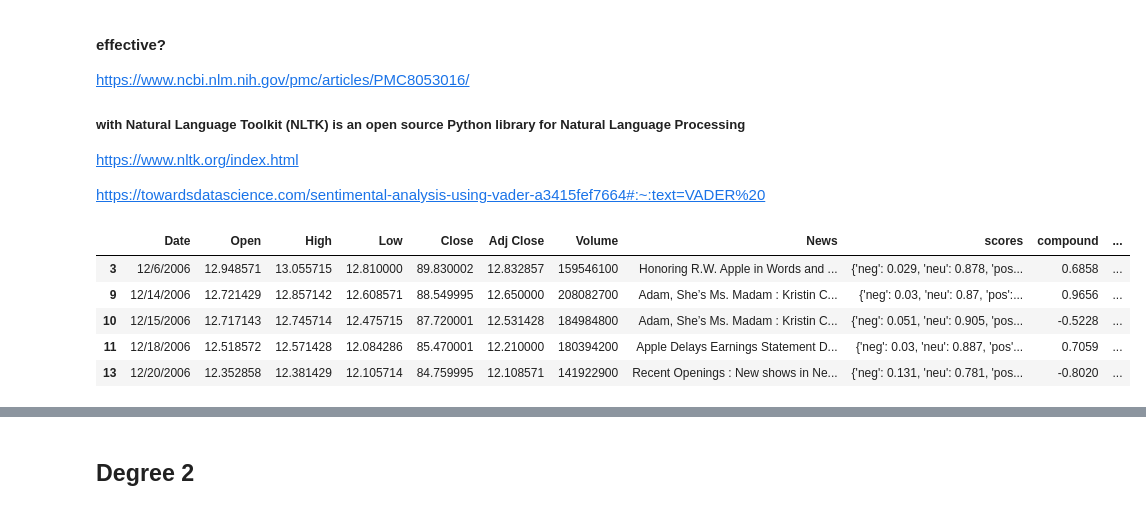
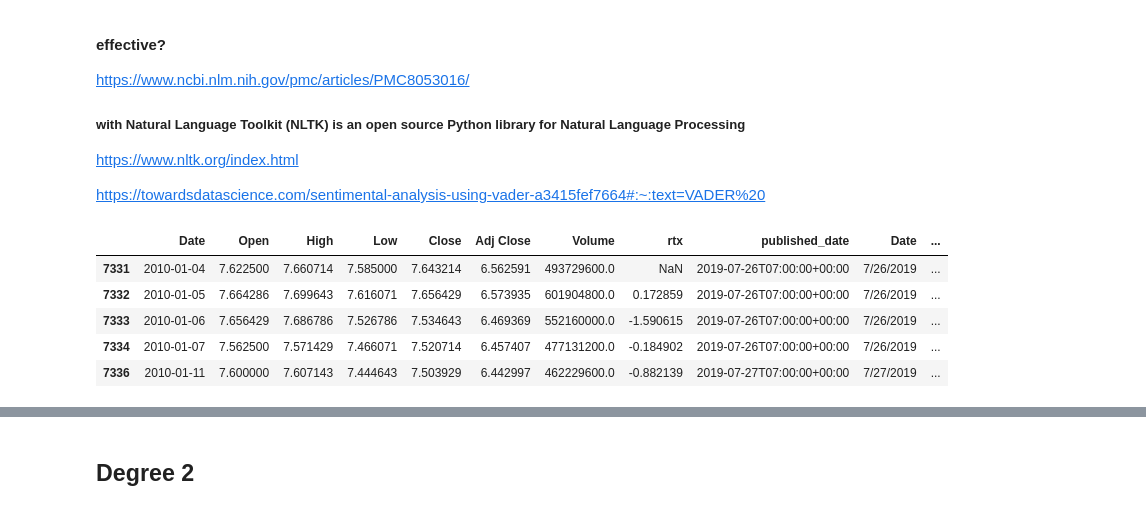
Before and after one commit to Hendyley/SC1015_Mini_Project, a Jupyter notebook: H/MiniProject.ipynb, the cells around one changed output, grey strips where cells are left out. Drawn from its saved outputs; the diff is of its cells as text; code cells hidden in the pictures.

```diff
--- a/H/MiniProject.ipynb
+++ b/H/MiniProject.ipynb
@@ -152,4 +134,4 @@ from pathlib import Path
 # %%
-AppleNews = pd.read_csv('AppleNewsStock.csv/AppleNewsStock.csv')
-AppleNews.head()
+News_Train = pd.read_csv('AppleNewsStock.csv/APPLNEWS_TRAIN.csv')
+News_Train.head()
 # %% [output]
@@ -208,8 +186,13 @@ News_Test.head()
 # %% [markdown]
 ### Cleaning News data
 # %%
-d = AppleNews
-d = d[d['News'].str.contains('apple|iphone|ipad', case=False, na=False,regex=True)]
+d = AppleData
+d['rtx'] = d['Adj Close'].pct_change(1).mul(100)
+
+d = pd.concat([d,News_Train], axis=1).reindex(d.index)
+#d = pd.concat([d,News_Train], axis=1, join="inner")
+
+d = d[d['title'].str.contains('apple|iphone|ipad', case=False, na=False,regex=True)]
 d.info()
 # %% [output]
 <class 'pandas.core.frame.DataFrame'>
@@ -251,15 +238,15 @@ from nltk.sentiment.vader import SentimentIntensityAnalyzer
 sid = SentimentIntensityAnalyzer()
 # %%
 pd.options.mode.chained_assignment = None  # default='warn'
-d['scores'] = d['News'].apply(lambda News: sid.polarity_scores(News))
+d['scores'] = d['title'].apply(lambda News: sid.polarity_scores(News))
 d['compound']  = d['scores'].apply(lambda score_dict: score_dict['compound'])
 d['comp_score'] = d['compound'].apply(lambda c: 'pos' if c >=0 else 'neg')
 
 d.head()
 # %% [output]
-|  | Date | Open | High | Low | Close | Adj Close | Volume | News | scores | compound | ... |
-| 3 | 12/6/2006 | 12.948571 | 13.055715 | 12.810000 | 89.830002 | 12.832857 | 159546100 | Honoring R.W. Apple in Words and ... | {'neg': 0.029, 'neu': 0.878, 'pos... | 0.6858 | ... |
-| 9 | 12/14/2006 | 12.721429 | 12.857142 | 12.608571 | 88.549995 | 12.650000 | 208082700 | Adam, She’s Ms. Madam : Kristin C... | {'neg': 0.03, 'neu': 0.87, 'pos':... | 0.9656 | ... |
-| 10 | 12/15/2006 | 12.717143 | 12.745714 | 12.475715 | 87.720001 | 12.531428 | 184984800 | Adam, She’s Ms. Madam : Kristin C... | {'neg': 0.051, 'neu': 0.905, 'pos... | -0.5228 | ... |
-| 11 | 12/18/2006 | 12.518572 | 12.571428 | 12.084286 | 85.470001 | 12.210000 | 180394200 | Apple Delays Earnings Statement D... | {'neg': 0.03, 'neu': 0.887, 'pos'... | 0.7059 | ... |
-| 13 | 12/20/2006 | 12.352858 | 12.381429 | 12.105714 | 84.759995 | 12.108571 | 141922900 | Recent Openings : New shows in Ne... | {'neg': 0.131, 'neu': 0.781, 'pos... | -0.8020 | ... |
+|  | Date | Open | High | Low | Close | Adj Close | Volume | rtx | published_date | Date | ... |
+| 7331 | 2010-01-04 | 7.622500 | 7.660714 | 7.585000 | 7.643214 | 6.562591 | 493729600.0 | NaN | 2019-07-26T07:00:00+00:00 | 7/26/2019 | ... |
+| 7332 | 2010-01-05 | 7.664286 | 7.699643 | 7.616071 | 7.656429 | 6.573935 | 601904800.0 | 0.172859 | 2019-07-26T07:00:00+00:00 | 7/26/2019 | ... |
+| 7333 | 2010-01-06 | 7.656429 | 7.686786 | 7.526786 | 7.534643 | 6.469369 | 552160000.0 | -1.590615 | 2019-07-26T07:00:00+00:00 | 7/26/2019 | ... |
+| 7334 | 2010-01-07 | 7.562500 | 7.571429 | 7.466071 | 7.520714 | 6.457407 | 477131200.0 | -0.184902 | 2019-07-26T07:00:00+00:00 | 7/26/2019 | ... |
+| 7336 | 2010-01-11 | 7.600000 | 7.607143 | 7.444643 | 7.503929 | 6.442997 | 462229600.0 | -0.882139 | 2019-07-27T07:00:00+00:00 | 7/27/2019 | ... |
```
Also changed, not shown: parts of 26 cells of this notebook.
